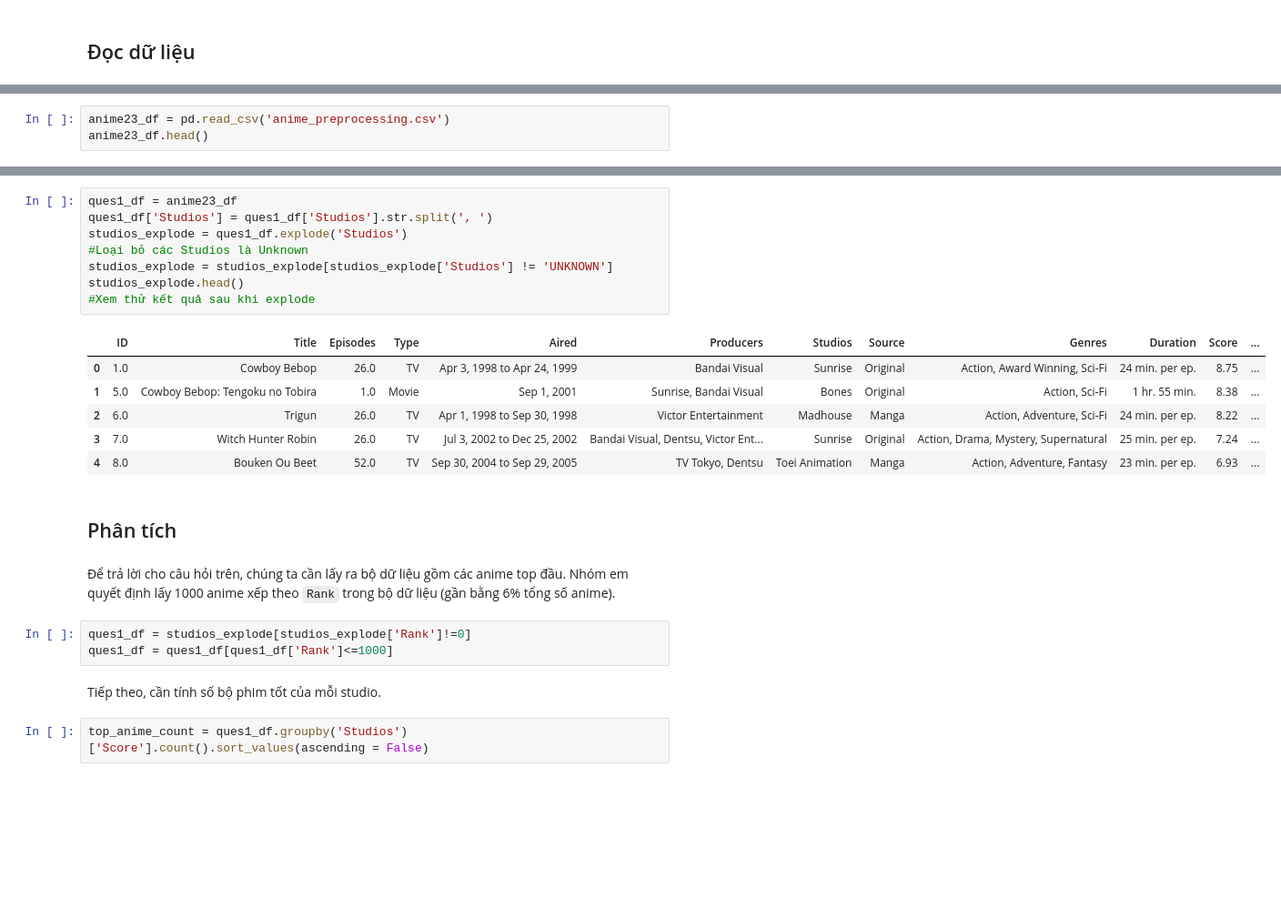
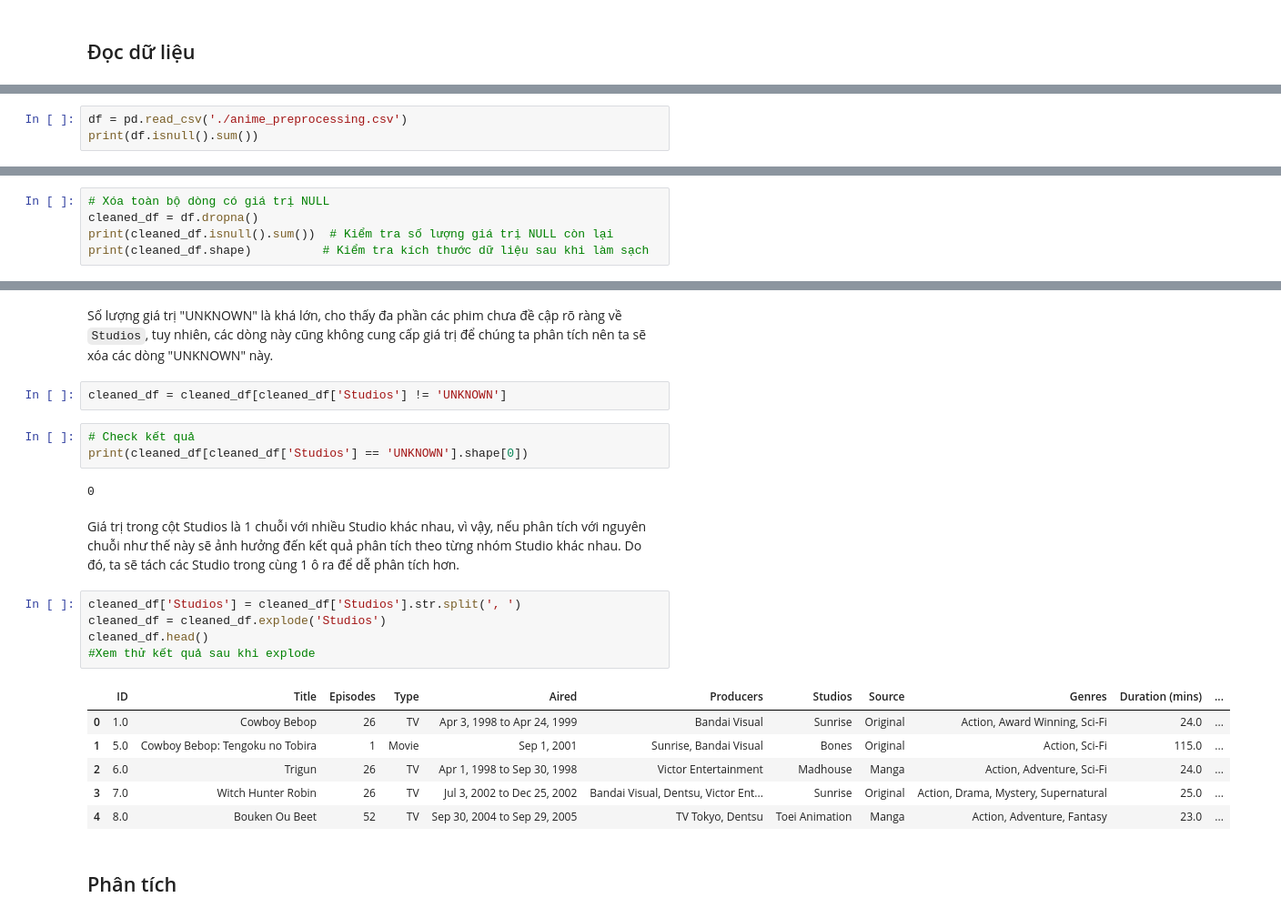
Before and after one commit to V1nk4n/Intro2DS_FinalProject, a Jupyter notebook: data_questions/question_ngochan203.ipynb, the cells around one changed output, grey strips where cells are left out. Shown: that part at 91% size. Saved outputs shown, nothing was run; the diff lists cells and outputs as text; blank space fills up the shorter version.

```diff
--- a/data_questions/question_ngochan203.ipynb
+++ b/data_questions/question_ngochan203.ipynb
@@ -27,4 +23,4 @@ import seaborn as sns
 # %%
-anime23_df = pd.read_csv('anime_preprocessing.csv')
-anime23_df.head()
+df = pd.read_csv('./anime_preprocessing.csv')
+print(df.isnull().sum())
 # %% [output]
@@ -40,0 +44,5 @@ anime23_df.head()
+# %%
+# Xóa toàn bộ dòng có giá trị NULL
+cleaned_df = df.dropna()
+print(cleaned_df.isnull().sum())  # Kiểm tra số lượng giá trị NULL còn lại
+print(cleaned_df.shape)          # Kiểm tra kích thước dữ liệu sau khi làm sạch
@@ -41,26 +76,25 @@ anime23_df.head()
+# %% [markdown]
+Số lượng giá trị "UNKNOWN" là khá lớn, cho thấy đa phần các phim chưa đề cập rõ ràng về `Studios`, tuy nhiên, các dòng này cũng không cung cấp giá trị để chúng ta phân tích nên ta sẽ xóa các dòng "UNKNOWN" này.
+# %%
+cleaned_df = cleaned_df[cleaned_df['Studios'] != 'UNKNOWN']
+# %%
+# Check kết quả
+print(cleaned_df[cleaned_df['Studios'] == 'UNKNOWN'].shape[0])
+# %% [output]
+0
+# %% [markdown]
+Giá trị trong cột Studios là 1 chuỗi với nhiều Studio khác nhau, vì vậy, nếu phân tích với nguyên chuỗi như thế này sẽ ảnh hưởng đến kết quả phân tích theo từng nhóm Studio khác nhau. Do đó, ta sẽ tách các Studio trong cùng 1 ô ra để dễ phân tích hơn.
 # %%
-ques1_df = anime23_df
-ques1_df['Studios'] = ques1_df['Studios'].str.split(', ')
-studios_explode = ques1_df.explode('Studios')
-#Loại bỏ các Studios là Unknown
-studios_explode = studios_explode[studios_explode['Studios'] != 'UNKNOWN']
-studios_explode.head()
+cleaned_df['Studios'] = cleaned_df['Studios'].str.split(', ')
+cleaned_df = cleaned_df.explode('Studios')
+cleaned_df.head()
 #Xem thử kết quả sau khi explode
 # %% [output]
-|  | ID | Title | Episodes | Type | Aired | Producers | Studios | Source | Genres | Duration | Score | ... |
-| 0 | 1.0 | Cowboy Bebop | 26.0 | TV | Apr 3, 1998 to Apr 24, 1999 | Bandai Visual | Sunrise | Original | Action, Award Winning, Sci-Fi | 24 min. per ep. | 8.75 | ... |
-| 1 | 5.0 | Cowboy Bebop: Tengoku no Tobira | 1.0 | Movie | Sep 1, 2001 | Sunrise, Bandai Visual | Bones | Original | Action, Sci-Fi | 1 hr. 55 min. | 8.38 | ... |
-| 2 | 6.0 | Trigun | 26.0 | TV | Apr 1, 1998 to Sep 30, 1998 | Victor Entertainment | Madhouse | Manga | Action, Adventure, Sci-Fi | 24 min. per ep. | 8.22 | ... |
-| 3 | 7.0 | Witch Hunter Robin | 26.0 | TV | Jul 3, 2002 to Dec 25, 2002 | Bandai Visual, Dentsu, Victor Ent... | Sunrise | Original | Action, Drama, Mystery, Supernatural | 25 min. per ep. | 7.24 | ... |
-| 4 | 8.0 | Bouken Ou Beet | 52.0 | TV | Sep 30, 2004 to Sep 29, 2005 | TV Tokyo, Dentsu | Toei Animation | Manga | Action, Adventure, Fantasy | 23 min. per ep. | 6.93 | ... |
+|  | ID | Title | Episodes | Type | Aired | Producers | Studios | Source | Genres | Duration (mins) | ... |
+| 0 | 1.0 | Cowboy Bebop | 26 | TV | Apr 3, 1998 to Apr 24, 1999 | Bandai Visual | Sunrise | Original | Action, Award Winning, Sci-Fi | 24.0 | ... |
+| 1 | 5.0 | Cowboy Bebop: Tengoku no Tobira | 1 | Movie | Sep 1, 2001 | Sunrise, Bandai Visual | Bones | Original | Action, Sci-Fi | 115.0 | ... |
+| 2 | 6.0 | Trigun | 26 | TV | Apr 1, 1998 to Sep 30, 1998 | Victor Entertainment | Madhouse | Manga | Action, Adventure, Sci-Fi | 24.0 | ... |
+| 3 | 7.0 | Witch Hunter Robin | 26 | TV | Jul 3, 2002 to Dec 25, 2002 | Bandai Visual, Dentsu, Victor Ent... | Sunrise | Original | Action, Drama, Mystery, Supernatural | 25.0 | ... |
+| 4 | 8.0 | Bouken Ou Beet | 52 | TV | Sep 30, 2004 to Sep 29, 2005 | TV Tokyo, Dentsu | Toei Animation | Manga | Action, Adventure, Fantasy | 23.0 | ... |
 # %% [markdown]
 ## Phân tích
-# %% [markdown]
-Để trả lời cho câu hỏi trên, chúng ta cần lấy ra bộ dữ liệu gồm các anime top đầu. Nhóm em quyết định lấy 1000 anime xếp theo `Rank` trong bộ dữ liệu (gần bằng 6% tổng số anime).
-# %%
-ques1_df = studios_explode[studios_explode['Rank']!=0]
-ques1_df = ques1_df[ques1_df['Rank']<=1000]
-# %% [markdown]
-Tiếp theo, cần tính số bộ phim tốt của mỗi studio.
-# %%
-top_anime_count = ques1_df.groupby('Studios')['Score'].count().sort_values(ascending = False)
```
Also changed, not shown: parts of 58 cells of this notebook.
